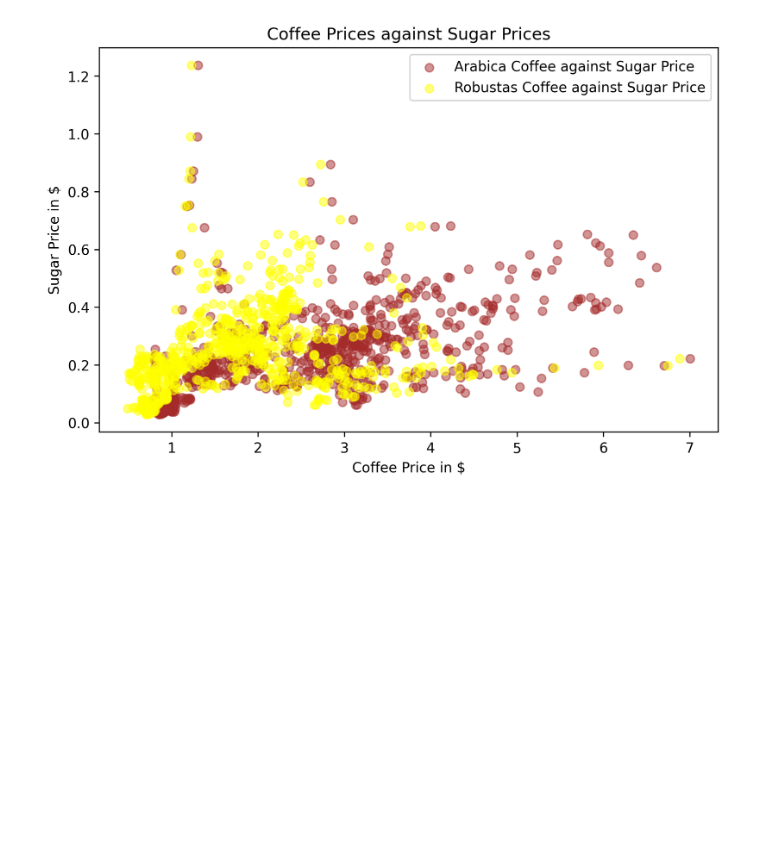
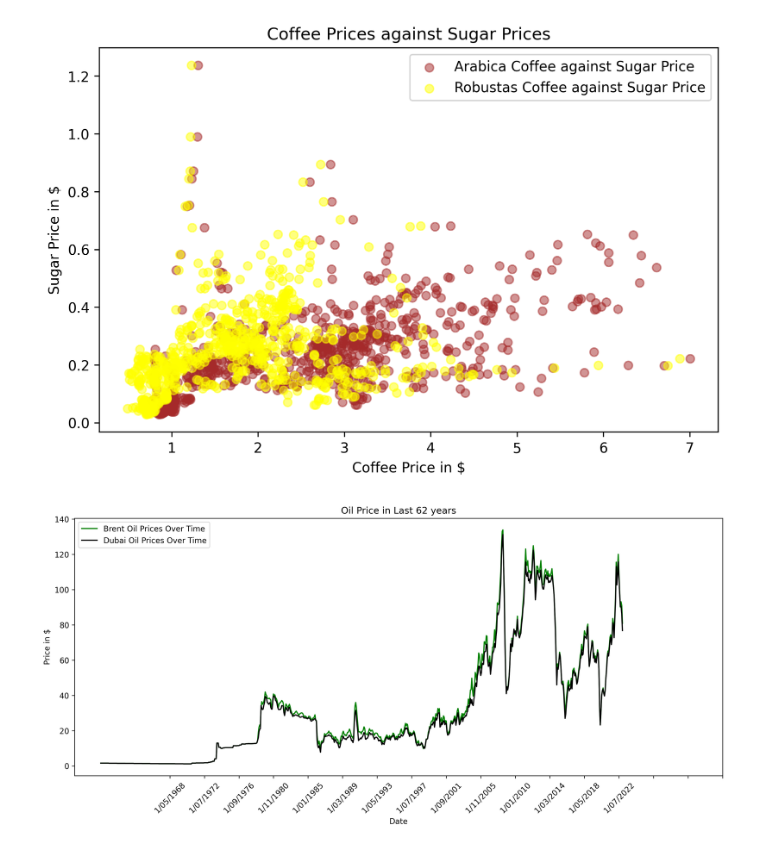
Before and after one commit to dev-paplix/pds-gx, a Jupyter notebook: charts_visualizations.ipynb, the cells around one changed output. Drawn from its saved outputs; the diff is of its cells as text; code cells hidden in the pictures; blank space fills up the shorter version.

Commit message:
Matplot Lib Advanced Charts

```diff
--- a/charts_visualizations.ipynb
+++ b/charts_visualizations.ipynb
@@ -170,3 +171,20 @@ plt.legend(loc="upper right")
 plt.show()
 # %% [output]
 [figure]
+# %%
+# Visualizing Two Major oil supply fluctuation over time using seaborn
+
+plt.figure(figsize=(15,6), dpi=300)
+#plt.plot(commodity_prices['date'], commodity_prices['oil_brent'], label='Brent Oil', color= "green")
+#plt.plot(commodity_prices['date'], commodity_prices['oil_dubai'], label='Dubai Oil', color= "black")
+
+sns.lineplot(data=commodity_prices, x='date', y='oil_brent', label='Brent Oil Prices Over Time', color='green')
+sns.lineplot(data=commodity_prices, x='date', y='oil_dubai', label='Dubai Oil Prices Over Time', color='black')
+plt.title('Oil Price in Last 62 years')
+plt.xlabel('Date')
+plt.ylabel('Price in $')
+plt.legend(loc='upper left')
+plt.xticks([100,150 ,200, 250,300,350, 400,450, 500, 550,600,650, 700,750, 800,850, 900], rotation=45)
+plt.show()
+# %% [output]
+[figure, added]
```
Also changed, not shown: parts of 2 cells of this notebook.
